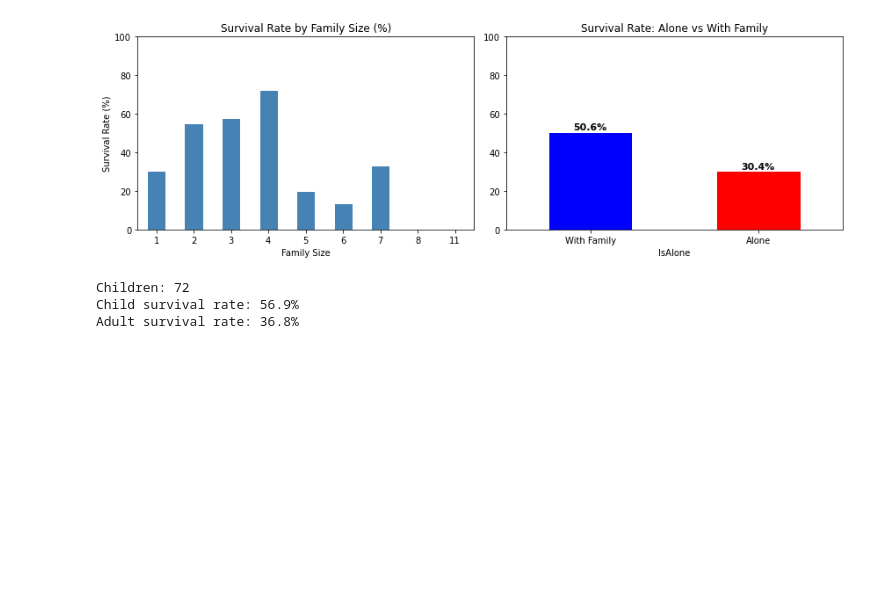
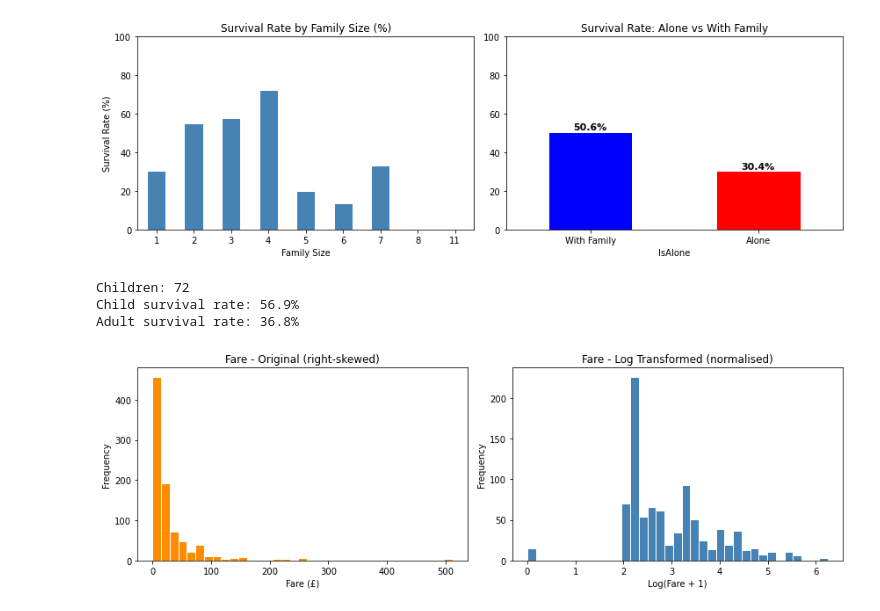
Before and after one commit to manojp6268/titanic-ml-pipeline, a Jupyter notebook: Titanic_fe.ipynb, the cells around one changed output. Saved outputs shown, nothing was run; the diff lists cells and outputs as text; code cells hidden in the pictures; blank space fills up the shorter version.

Commit message:
feat: fe - Add Log Transform for Fare

```diff
--- a/Titanic_fe.ipynb
+++ b/Titanic_fe.ipynb
@@ -595,3 +595,22 @@ print(f"Adult survival rate: {df[df['IsChild']==0]['Survived'].mean()*100:.1f}%"
 Children: 72
 Child survival rate: 56.9%
 Adult survival rate: 36.8%
+# %%
+# Log transform - add 1 to handle any zero fares
+df['Fare_log'] = np.log1p(df['Fare'])
+
+# Compare distributions before and after
+fig, axes = plt.subplots(1, 2, figsize=(12, 4))
+
+df['Fare'].plot(kind='hist', bins=35, color='darkorange',edgecolor='white', ax=axes[0])
+axes[0].set_title('Fare - Original (right-skewed)')
+axes[0].set_xlabel('Fare (£)')
+
+df['Fare_log'].plot(kind='hist', bins=35, color='steelblue',edgecolor='white', ax=axes[1])
+axes[1].set_title('Fare - Log Transformed (normalised)')
+axes[1].set_xlabel('Log(Fare + 1)')
+
+plt.tight_layout()
+plt.savefig('fe_03_fare_log_transform.png', dpi=100)
+# %% [output]
+[figure, added]
```
Also changed, not shown: parts of 1 cell of this notebook.
